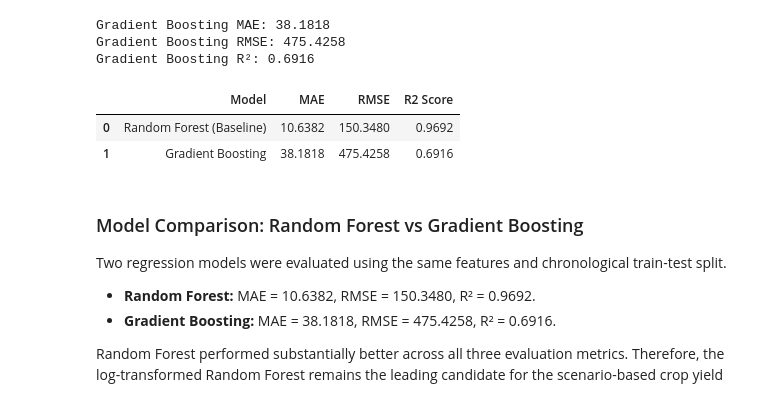
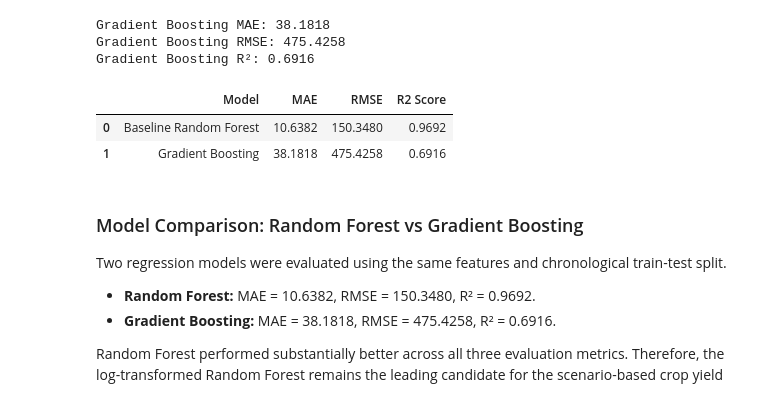
Before and after one commit to rohan24may/Crop-Yield-Analysis, a Jupyter notebook: notebooks/04_model_improvement.ipynb, the cells around one changed output. Saved outputs shown, nothing was run; the diff lists cells and outputs as text; code cells hidden in the pictures.

Commit message:
Complete crop yield model evaluation and analysis

```diff
--- a/notebooks/04_model_improvement.ipynb
+++ b/notebooks/04_model_improvement.ipynb
@@ -304,17 +304,25 @@ Gradient Boosting MAE: 38.1818
 Gradient Boosting RMSE: 475.4258
 Gradient Boosting R²: 0.6916
 # %%
-comparison = pd.DataFrame({
-    "Model": ["Random Forest (Baseline)", "Gradient Boosting"],
-    "MAE": [10.6382, gb_mae],
-    "RMSE": [150.3480, gb_rmse],
-    "R2 Score": [0.9692, gb_r2]
-})
+comparison = pd.DataFrame([
+    {
+        "Model": "Baseline Random Forest",
+        "MAE": mean_absolute_error(y_test, y_pred),
+        "RMSE": np.sqrt(mean_squared_error(y_test, y_pred)),
+        "R2 Score": r2_score(y_test, y_pred)
+    },
+    {
+        "Model": "Gradient Boosting",
+        "MAE": mean_absolute_error(y_test, gb_pred),
+        "RMSE": np.sqrt(mean_squared_error(y_test, gb_pred)),
+        "R2 Score": r2_score(y_test, gb_pred)
+    }
+])
 
 display(comparison.round(4))
 # %% [output]
 |  | Model | MAE | RMSE | R2 Score |
-| 0 | Random Forest (Baseline) | 10.6382 | 150.3480 | 0.9692 |
+| 0 | Baseline Random Forest | 10.6382 | 150.3480 | 0.9692 |
 | 1 | Gradient Boosting | 38.1818 | 475.4258 | 0.6916 |
 # %% [markdown]
 ### Model Comparison: Random Forest vs Gradient Boosting
```
Also changed, not shown: parts of 32 cells of this notebook, 6 other files.
